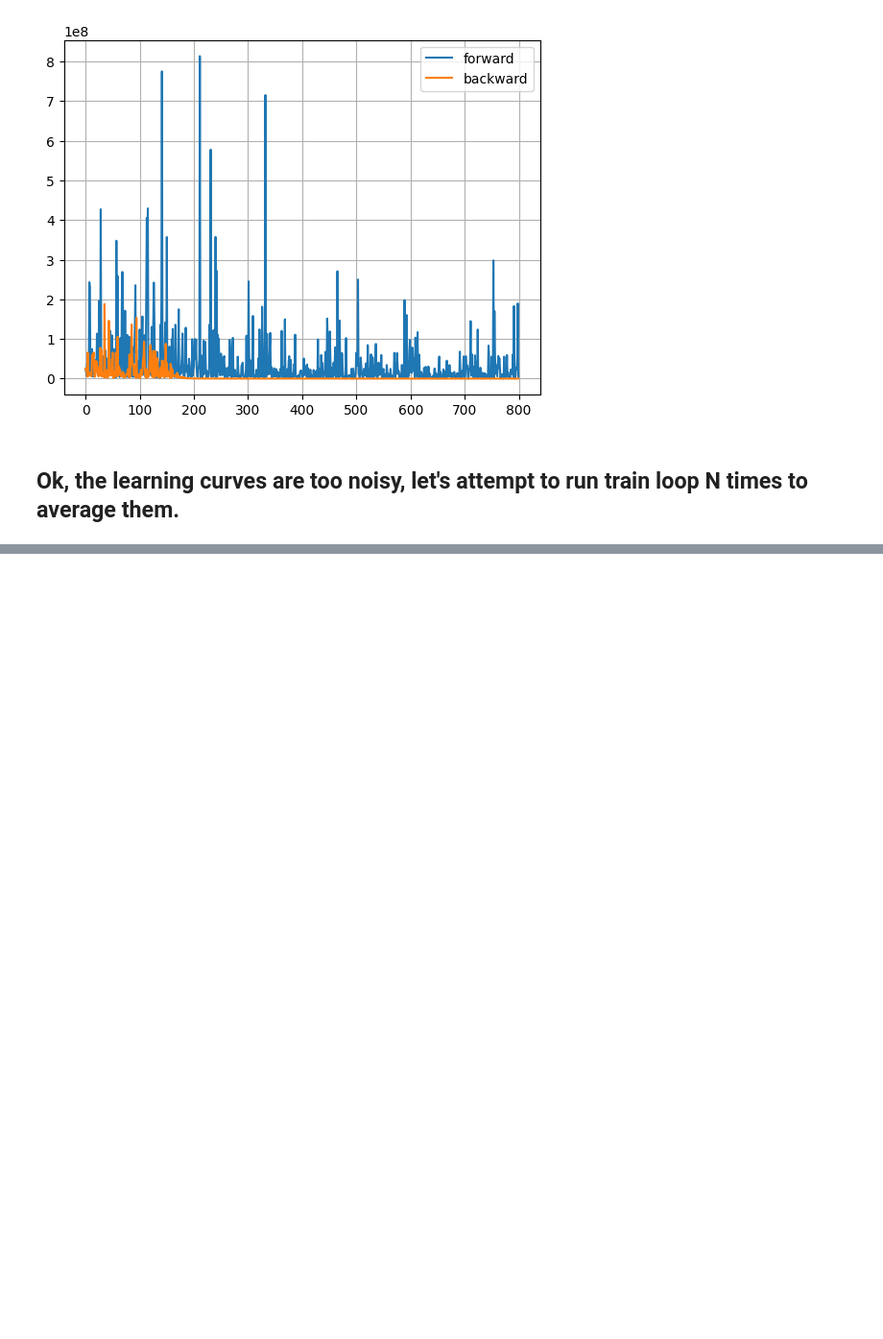
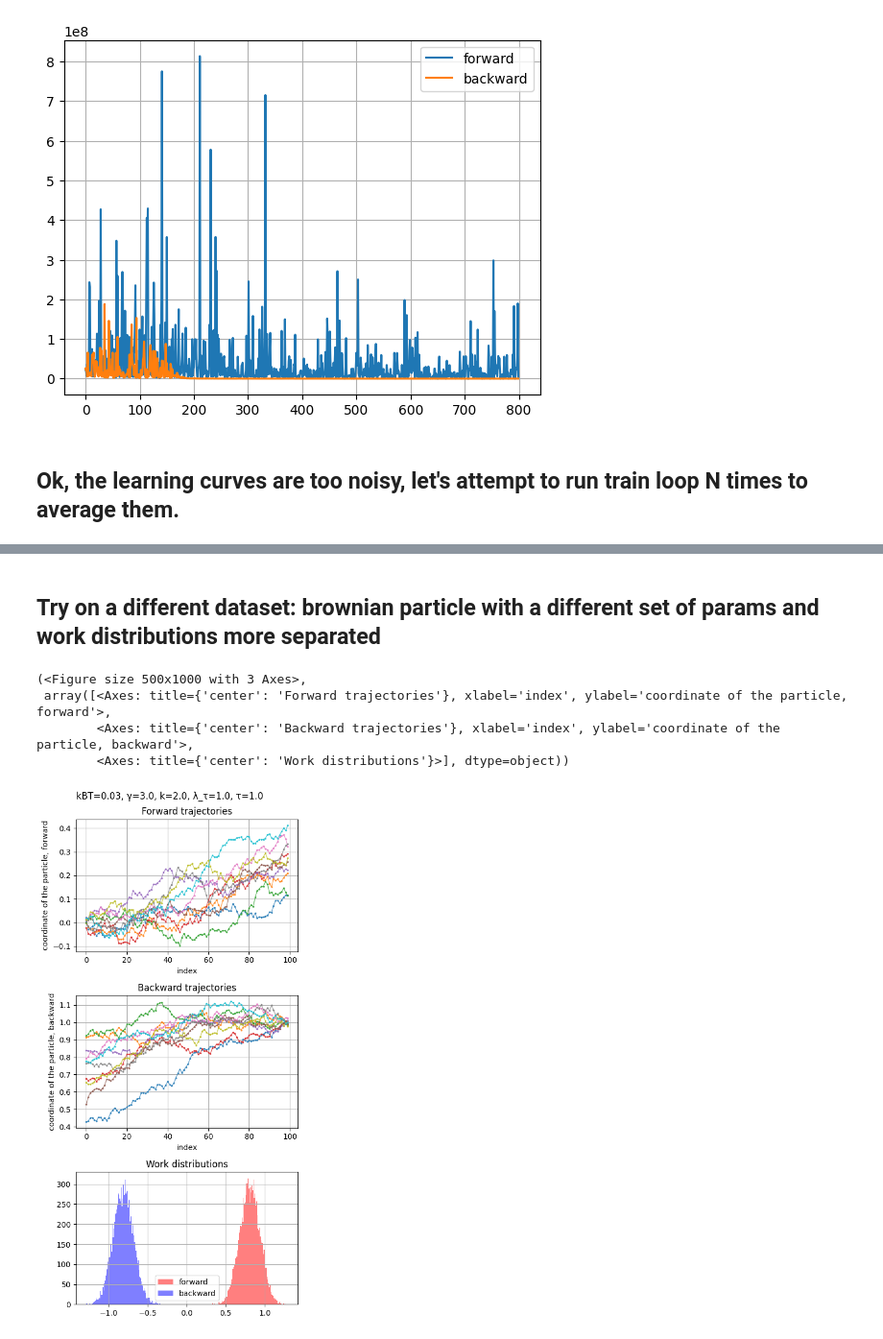
Before and after one commit to mathymess/reversibility-of-processes, a Jupyter notebook: bayesian_brownian_varinf.ipynb, the cells around one changed output, grey strips where cells are left out. Shown at 96% size. Cells and saved outputs as stored; diff of their text form; code cells hidden in the pictures; blank space fills up the shorter version.

```diff
--- a/bayesian_brownian_varinf.ipynb
+++ b/bayesian_brownian_varinf.ipynb
@@ -97,0 +86,11 @@ l.plot_relmeandiff_vs_epoch()
+# %% [markdown]
+## Try on a different dataset: brownian particle with a different set of params and work distributions more separated
+# %%
+brownian = BrownianDatagen(kBT=0.03, γ=3., k=2., λ_τ=1., τ=1.)
+brownian.visualize()
+# %% [output]
+(<Figure size 500x1000 with 3 Axes>,
+ array([<Axes: title={'center': 'Forward trajectories'}, xlabel='index', ylabel='coordinate of the particle, forward'>,
+        <Axes: title={'center': 'Backward trajectories'}, xlabel='index', ylabel='coordinate of the particle, backward'>,
+        <Axes: title={'center': 'Work distributions'}>], dtype=object))
+[figure, added]
```
Also changed, not shown: parts of 5 cells of this notebook.
